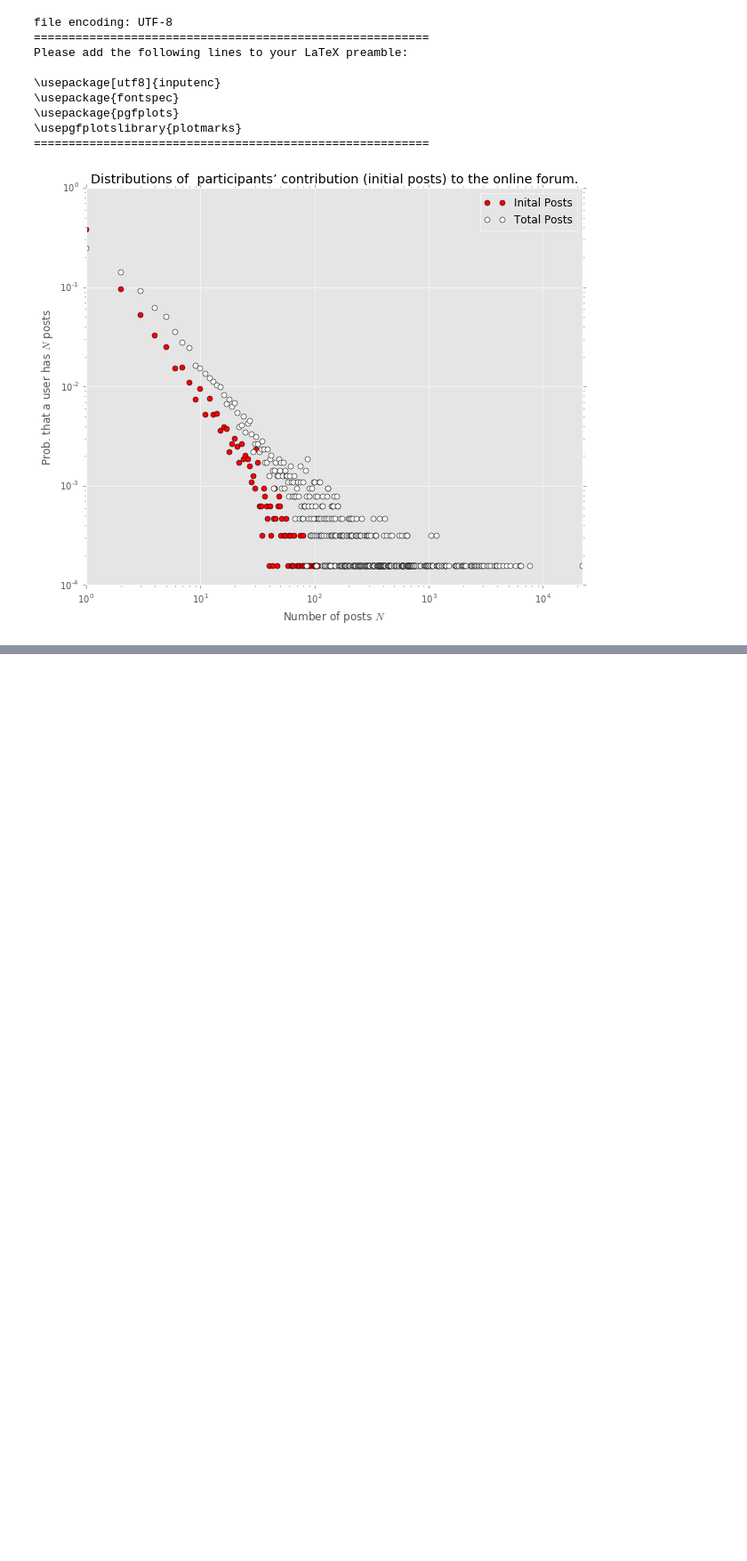
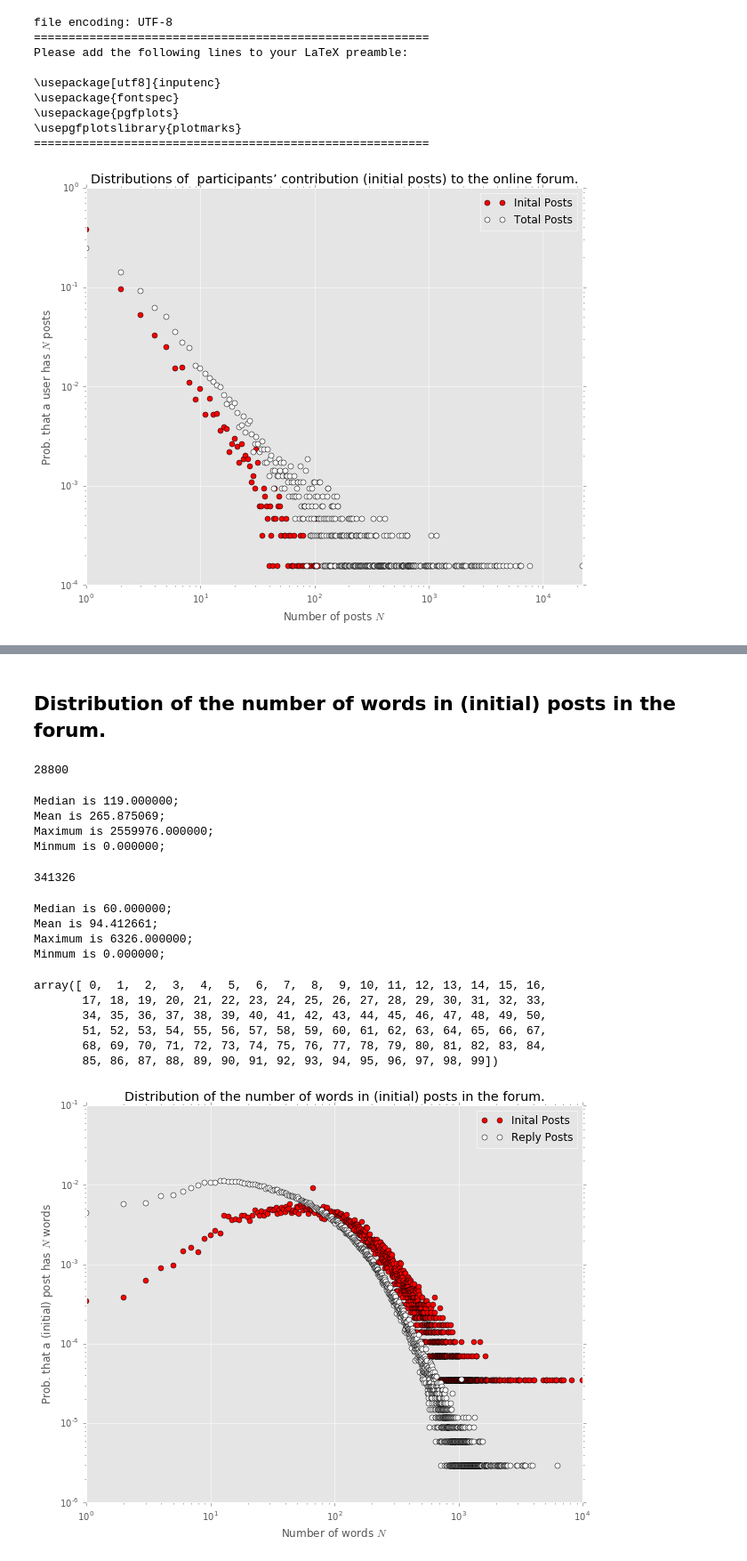
Before and after one commit to stomachacheGE/forum_crawler, a Jupyter notebook: healingwell_statistic.ipynb, the cells around one changed output, grey strips where cells are left out. Shown at 89% size. Saved outputs shown, nothing was run; the diff lists cells and outputs as text; code cells hidden in the pictures; blank space fills up the shorter version.

```diff
--- a/healingwell_statistic.ipynb
+++ b/healingwell_statistic.ipynb
@@ -239,0 +290,65 @@ ValueError: The first argument of bincount must be non-negative
+# %% [markdown]
+## Distribution of the number of words in (initial) posts in the forum.
+# %%
+thread_word_count = np.load('thread_word_count.npy')
+num_thread = thread_word_count.shape[1]
+print(num_thread)
+# %% [output]
+28800
+# %%
+show_statistics(thread_word_count)
+# %% [output]
+Median is 119.000000;
+Mean is 265.875069;
+Maximum is 2559976.000000;
+Minmum is 0.000000;
+# %%
+post_word_count = np.load('post_word_count.npy')
+num_post = post_word_count.shape[1]
+print(num_post)
+# %% [output]
+341326
+# %%
+show_statistics(post_word_count)
+# %% [output]
+Median is 60.000000;
+Mean is 94.412661;
+Maximum is 6326.000000;
+Minmum is 0.000000;
+# %%
+np.arange(100)
+# %% [output]
+array([ 0,  1,  2,  3,  4,  5,  6,  7,  8,  9, 10, 11, 12, 13, 14, 15, 16,
+       17, 18, 19, 20, 21, 22, 23, 24, 25, 26, 27, 28, 29, 30, 31, 32, 33,
+       34, 35, 36, 37, 38, 39, 40, 41, 42, 43, 44, 45, 46, 47, 48, 49, 50,
+       51, 52, 53, 54, 55, 56, 57, 58, 59, 60, 61, 62, 63, 64, 65, 66, 67,
+       68, 69, 70, 71, 72, 73, 74, 75, 76, 77, 78, 79, 80, 81, 82, 83, 84,
+       85, 86, 87, 88, 89, 90, 91, 92, 93, 94, 95, 96, 97, 98, 99])
+# %%
+thread_bincount = np.bincount(np.squeeze(thread_word_count))
+thread_prob = thread_bincount / num_thread
+post_bincount = np.bincount(np.squeeze(post_word_count))
+post_prob = post_bincount / num_post
+style.use('ggplot')
+plt.yscale('log')
+plt.xscale('log')
+plt.title('Distribution of the number of words in (initial) posts in the forum.')
+plt.xlabel(r'Number of words $N$')
+plt.ylabel(r'Prob. that a (initial) post has $N$ words')
+#plt.plot(np.arange(len(thread_prob)), thread_prob, 'ro', label='Inital Posts')
+#plt.plot(np.arange(len(post_prob)), post_prob, 'wo', label='Reply Posts')
+# since large figure file may exceed latex capactity,
+# downsampling are needed.
+index = np.arange(10000)
+#second = np.rint(np.linspace(1000,len(timespan_prob),5000))
+#second = second.astype(int)
+#index = np.concatenate((first, second))
+#plt.plot(index, timespan_prob[index-1], 'ro')
+plt.plot(index, thread_prob[index], 'ro', label='Inital Posts')
+plt.plot(np.arange(len(post_prob)), post_prob, 'wo', label='Reply Posts')
+plt.legend()
+plt.grid(True)
+#tikz_save('post_wordcount.tex')
+plt.show()
+# %% [output]
+[figure, added]
```
Also changed, not shown: parts of 36 cells of this notebook, 3 other files.
